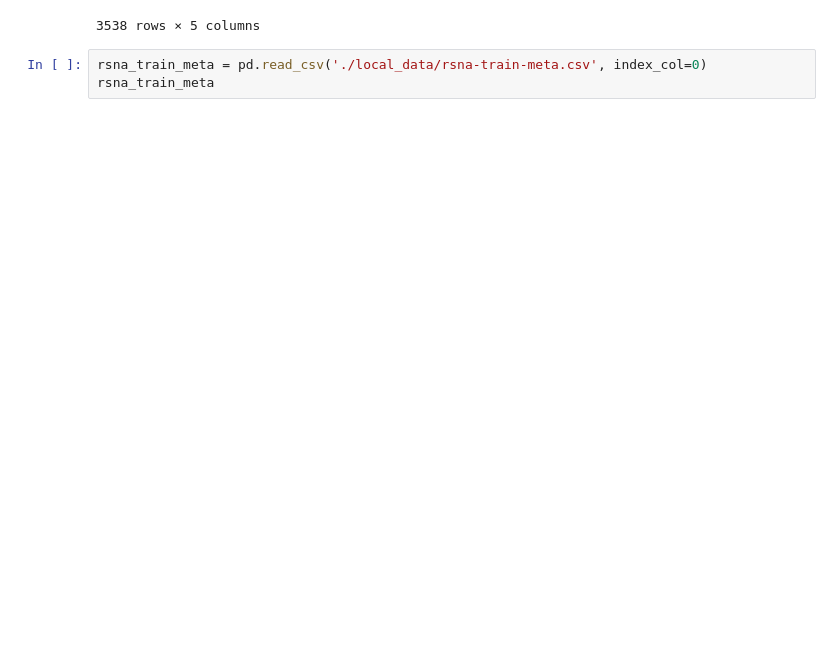
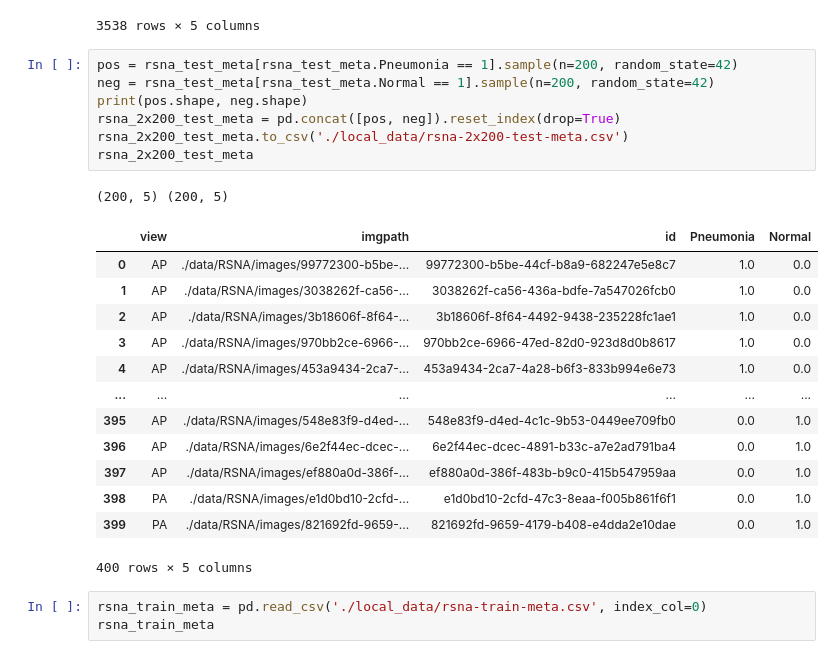
Before and after one commit to RyanWangZf/MedCLIP, a Jupyter notebook: playground.ipynb, the cells around one changed output. Drawn from its saved outputs; the diff is of its cells as text; blank space fills up the shorter version.

```diff
--- a/playground.ipynb
+++ b/playground.ipynb
@@ -126,6 +126,28 @@ rsna_balanced_test_meta
 | 3536 | PA | ./data/RSNA/images/a415726c-28b8-... | a415726c-28b8-4227-829d-44794a37acfc | 0.0 | 1.0 |
 | 3537 | AP | ./data/RSNA/images/c87992ba-0fed-... | c87992ba-0fed-475e-9391-a8d2acd82bde | 0.0 | 1.0 |
 3538 rows × 5 columns
+# %%
+pos = rsna_test_meta[rsna_test_meta.Pneumonia == 1].sample(n=200, random_state=42)
+neg = rsna_test_meta[rsna_test_meta.Normal == 1].sample(n=200, random_state=42)
+print(pos.shape, neg.shape)
+rsna_2x200_test_meta = pd.concat([pos, neg]).reset_index(drop=True)
+rsna_2x200_test_meta.to_csv('./local_data/rsna-2x200-test-meta.csv')
+rsna_2x200_test_meta
+# %% [output]
+(200, 5) (200, 5)
+|  | view | imgpath | id | Pneumonia | Normal |
+| 0 | AP | ./data/RSNA/images/99772300-b5be-... | 99772300-b5be-44cf-b8a9-682247e5e8c7 | 1.0 | 0.0 |
+| 1 | AP | ./data/RSNA/images/3038262f-ca56-... | 3038262f-ca56-436a-bdfe-7a547026fcb0 | 1.0 | 0.0 |
+| 2 | AP | ./data/RSNA/images/3b18606f-8f64-... | 3b18606f-8f64-4492-9438-235228fc1ae1 | 1.0 | 0.0 |
+| 3 | AP | ./data/RSNA/images/970bb2ce-6966-... | 970bb2ce-6966-47ed-82d0-923d8d0b8617 | 1.0 | 0.0 |
+| 4 | AP | ./data/RSNA/images/453a9434-2ca7-... | 453a9434-2ca7-4a28-b6f3-833b994e6e73 | 1.0 | 0.0 |
+| ... | ... | ... | ... | ... | ... |
+| 395 | AP | ./data/RSNA/images/548e83f9-d4ed-... | 548e83f9-d4ed-4c1c-9b53-0449ee709fb0 | 0.0 | 1.0 |
+| 396 | AP | ./data/RSNA/images/6e2f44ec-dcec-... | 6e2f44ec-dcec-4891-b33c-a7e2ad791ba4 | 0.0 | 1.0 |
+| 397 | AP | ./data/RSNA/images/ef880a0d-386f-... | ef880a0d-386f-483b-b9c0-415b547959aa | 0.0 | 1.0 |
+| 398 | PA | ./data/RSNA/images/e1d0bd10-2cfd-... | e1d0bd10-2cfd-47c3-8eaa-f005b861f6f1 | 0.0 | 1.0 |
+| 399 | PA | ./data/RSNA/images/821692fd-9659-... | 821692fd-9659-4179-b408-e4dda2e10dae | 0.0 | 1.0 |
+400 rows × 5 columns
 # %%
 rsna_train_meta = pd.read_csv('./local_data/rsna-train-meta.csv', index_col=0)
 rsna_train_meta
```
Also changed, not shown: parts of 5 cells of this notebook, 9 other files.
